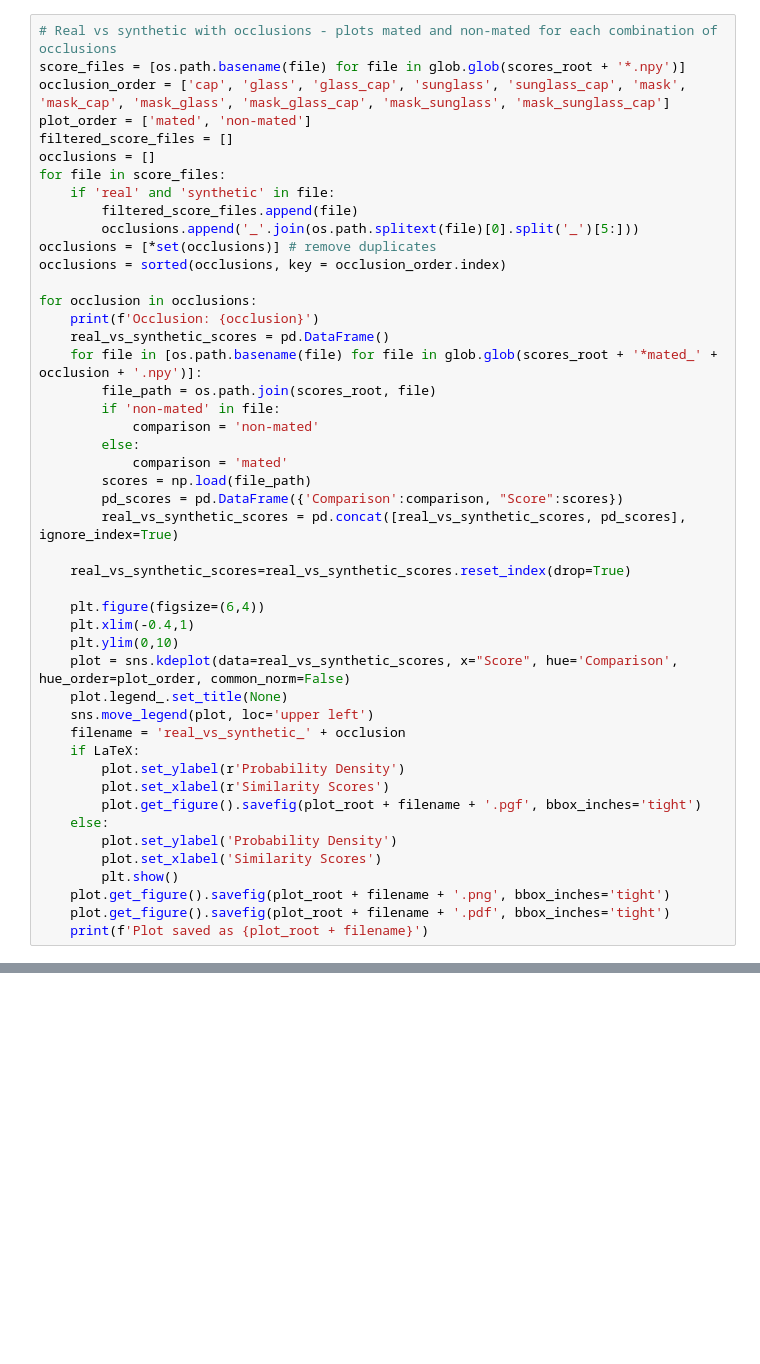
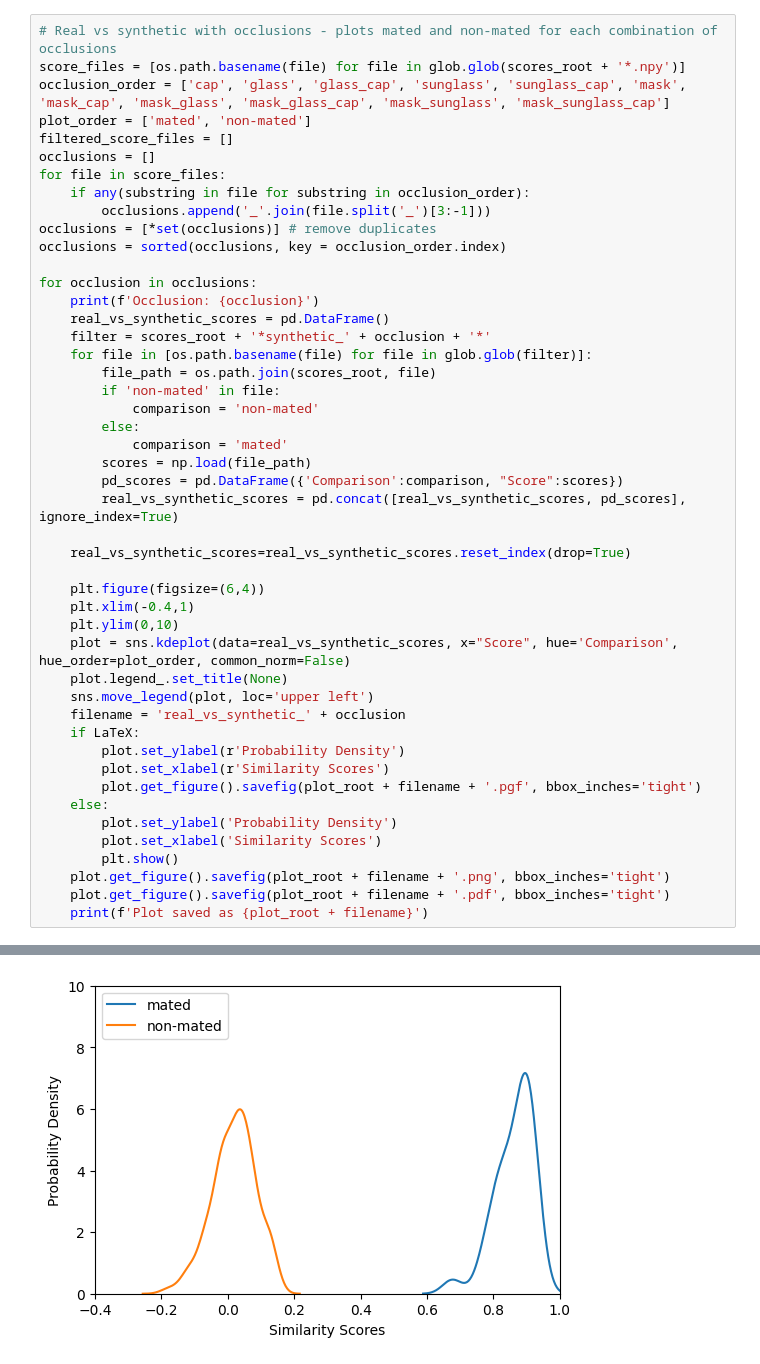
Before and after one commit to pederz/Face-Image-Occlusions, a Jupyter notebook: plot_distributions.ipynb, the cells around one changed output, grey strips where cells are left out. Drawn from its saved outputs; the diff is of its cells as text; blank space fills up the shorter version.

```diff
--- a/plot_distributions.ipynb
+++ b/plot_distributions.ipynb
@@ -67,16 +72,16 @@ plot_order = ['mated', 'non-mated']
 filtered_score_files = []
 occlusions = []
 for file in score_files:
-    if 'real' and 'synthetic' in file:
-        filtered_score_files.append(file)
-        occlusions.append('_'.join(os.path.splitext(file)[0].split('_')[5:]))
+    if any(substring in file for substring in occlusion_order):
+        occlusions.append('_'.join(file.split('_')[3:-1]))
 occlusions = [*set(occlusions)] # remove duplicates
 occlusions = sorted(occlusions, key = occlusion_order.index)
 
 for occlusion in occlusions:
     print(f'Occlusion: {occlusion}')
     real_vs_synthetic_scores = pd.DataFrame()
-    for file in [os.path.basename(file) for file in glob.glob(scores_root + '*mated_' + occlusion + '.npy')]:
+    filter = scores_root + '*synthetic_' + occlusion + '*'
+    for file in [os.path.basename(file) for file in glob.glob(filter)]:
         file_path = os.path.join(scores_root, file)
         if 'non-mated' in file:
             comparison = 'non-mated'
@@ -106,3 +111,4 @@ for occlusion in occlusions:
     plot.get_figure().savefig(plot_root + filename + '.png', bbox_inches='tight')
     plot.get_figure().savefig(plot_root + filename + '.pdf', bbox_inches='tight')
     print(f'Plot saved as {plot_root + filename}')
+# %% [output]
@@ -108,0 +116 @@ for occlusion in occlusions:
+[figure, added]
```
Also changed, not shown: parts of 5 cells of this notebook, 1 other file.
